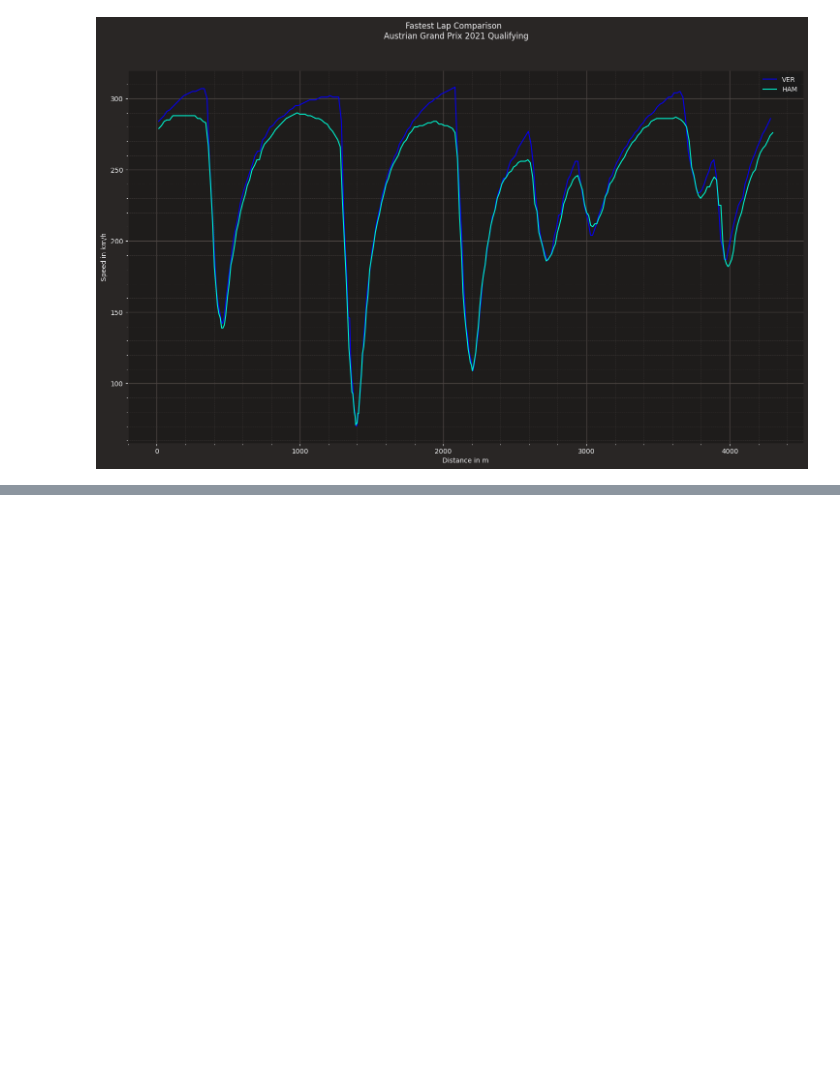
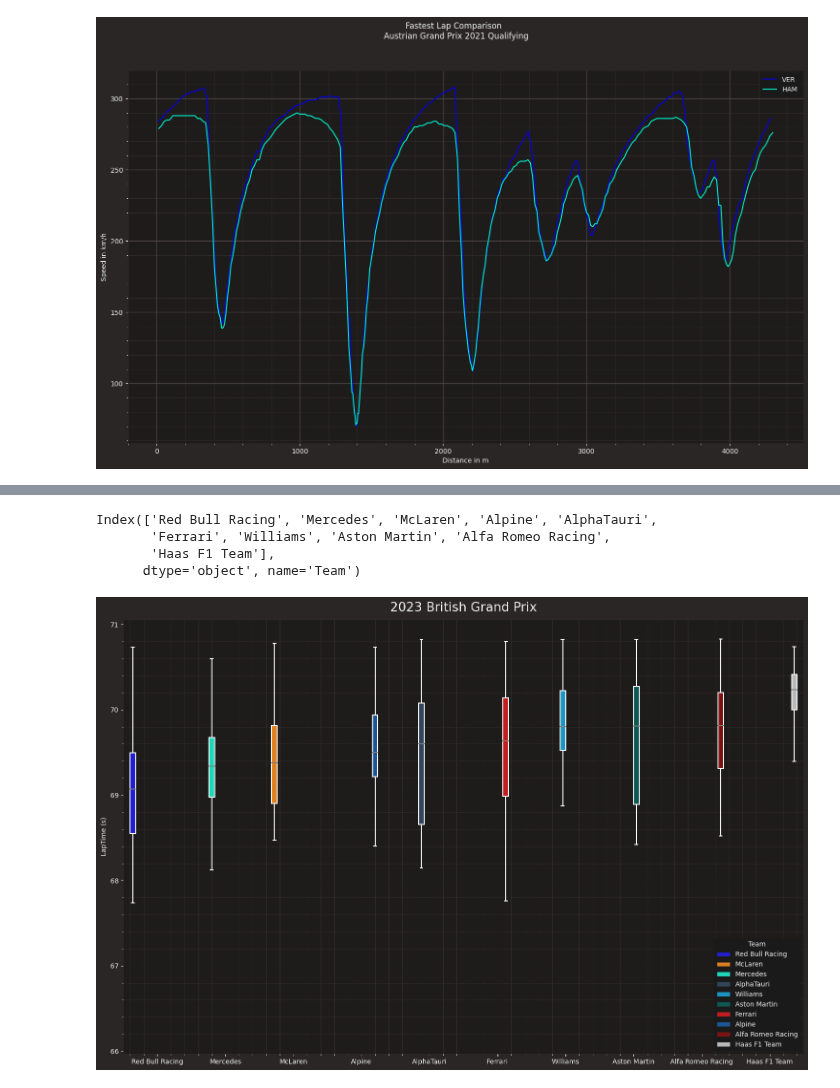
Before and after one commit to AYMNrh/F1_Dashboard, a Jupyter notebook: abu_dhabi_2021.ipynb, the cells around one changed output, grey strips where cells are left out. Saved outputs shown, nothing was run; the diff lists cells and outputs as text; code cells hidden in the pictures; blank space fills up the shorter version.

```diff
--- a/abu_dhabi_2021.ipynb
+++ b/abu_dhabi_2021.ipynb
@@ -1219,0 +1347,71 @@ req            INFO     Using cached data for driver_info
+# %%
+"""Team Pace Comparison
+=============================================
+Rank team's race pace from the fastest to the slowest.
+"""
+
+import seaborn as sns
+from matplotlib import pyplot as plt
+
+import fastf1
+import fastf1.plotting
+
+
+# Load FastF1's dark color scheme
+fastf1.plotting.setup_mpl(mpl_timedelta_support=False, misc_mpl_mods=False,
+                          color_scheme='fastf1')
+
+
+###############################################################################
+# Load the race session.
+# Pick all quick laps (within 107% of fastest lap).
+# For races with mixed conditions, pick_wo_box() is better.
+race = session
+race.load()
+laps = race.laps.pick_quicklaps()
+
+###############################################################################
+# Convert the lap time column from timedelta to integer.
+# This is a seaborn-specific modification.
+# If plotting with matplotlib, set mpl_timedelta_support to true
+# with plotting.setup_mpl.
+transformed_laps = laps.copy()
+transformed_laps.loc[:, "LapTime (s)"] = laps["LapTime"].dt.total_seconds()
+
+# order the team from the fastest (lowest median lap time) tp slower
+team_order = (
+    transformed_laps[["Team", "LapTime (s)"]]
+    .groupby("Team")
+    .median()["LapTime (s)"]
+    .sort_values()
+    .index
+)
+print(team_order)
+
+# make a color palette associating team names to hex codes
+team_palette = {team: fastf1.plotting.get_team_color(team, session=race)
+                for team in team_order}
+
+###############################################################################
+fig, ax = plt.subplots(figsize=(15, 10))
+sns.boxplot(
+    data=transformed_laps,
+    x="Team",
+    y="LapTime (s)",
+    hue="Team",
+    order=team_order,
+    palette=team_palette,
+    whiskerprops=dict(color="white"),
+    boxprops=dict(edgecolor="white"),
+    medianprops=dict(color="grey"),
+    capprops=dict(color="white"),
+)
+
+plt.title("2023 British Grand Prix")
+plt.grid(visible=False)
+
+# x-label is redundant
+ax.set(xlabel=None)
+plt.tight_layout()
+plt.show()
+# %% [output]
@@ -1219,0 +1435,5 @@ req            INFO     Using cached data for driver_info
+Index(['Red Bull Racing', 'Mercedes', 'McLaren', 'Alpine', 'AlphaTauri',
+       'Ferrari', 'Williams', 'Aston Martin', 'Alfa Romeo Racing',
+       'Haas F1 Team'],
+      dtype='object', name='Team')
+[figure, added]
```
Also changed, not shown: parts of 3 cells of this notebook, 6 other files.
